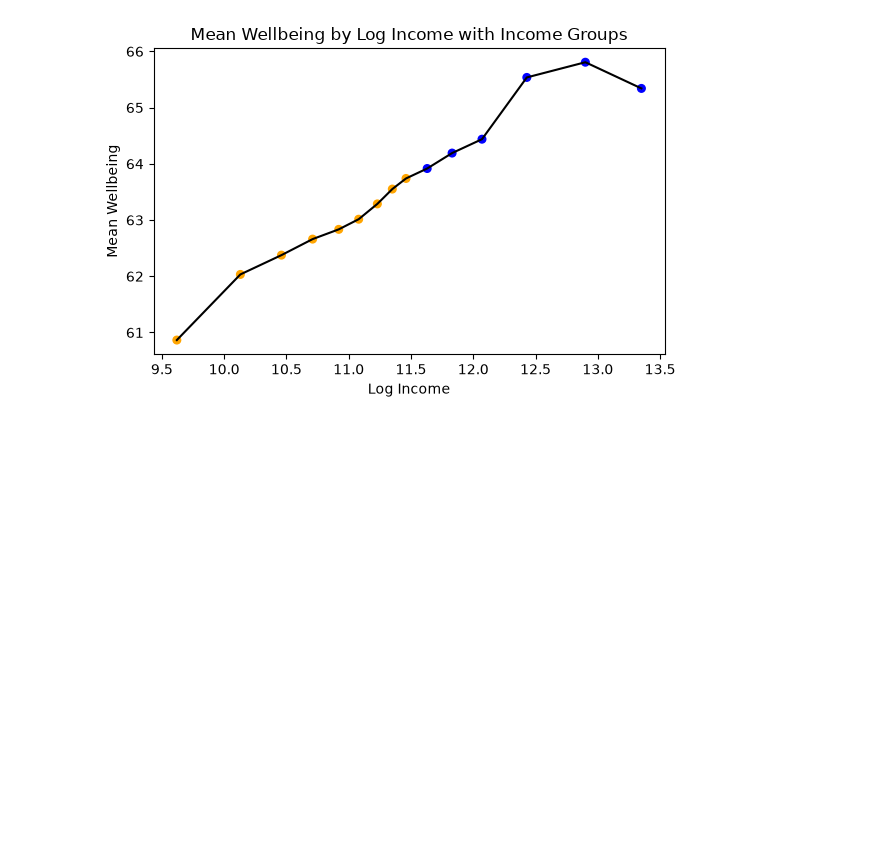
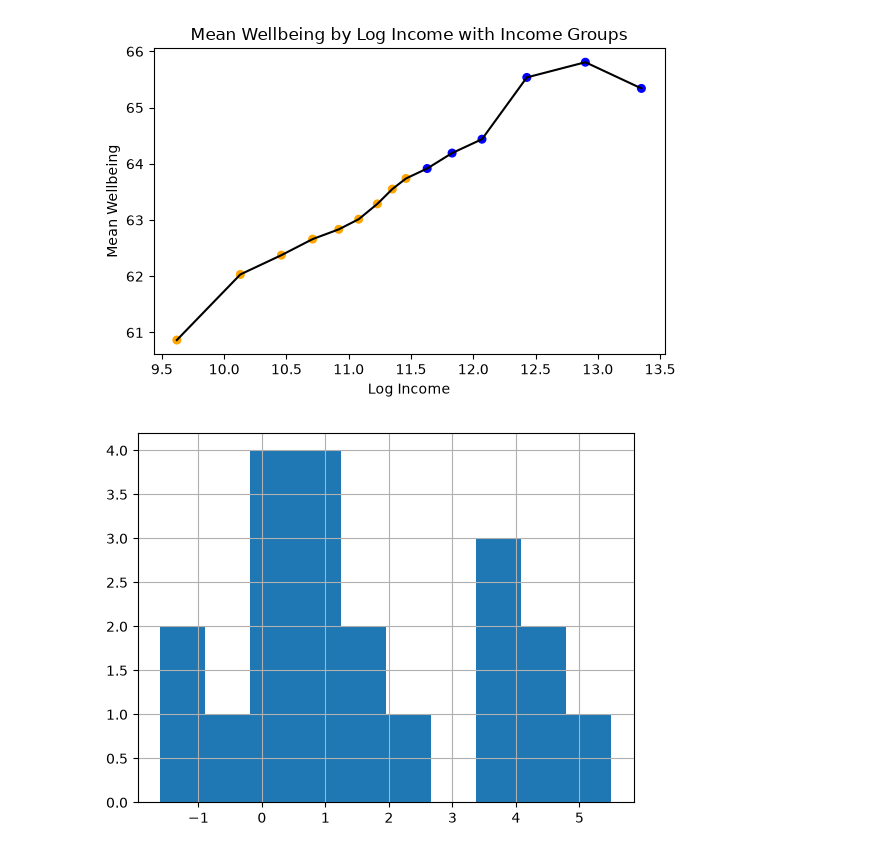
Before and after one commit to Psyc3000A/Fall-Winter2026, a Jupyter notebook: notebooks_AndrewVT (1).ipynb, the cells around one changed output. Drawn from its saved outputs; the diff is of its cells as text; code cells hidden in the pictures; blank space fills up the shorter version.

```diff
--- a/notebooks_AndrewVT (1).ipynb
+++ b/notebooks_AndrewVT (1).ipynb
@@ -69,3 +58,8 @@ plt.tight_layout()
 plt.show()
 # %% [output]
 [figure]
+# %%
+datafile["extra"].hist()
+plt.show()
+# %% [output]
+[figure, added]
```
Also changed, not shown: parts of 4 cells of this notebook.
